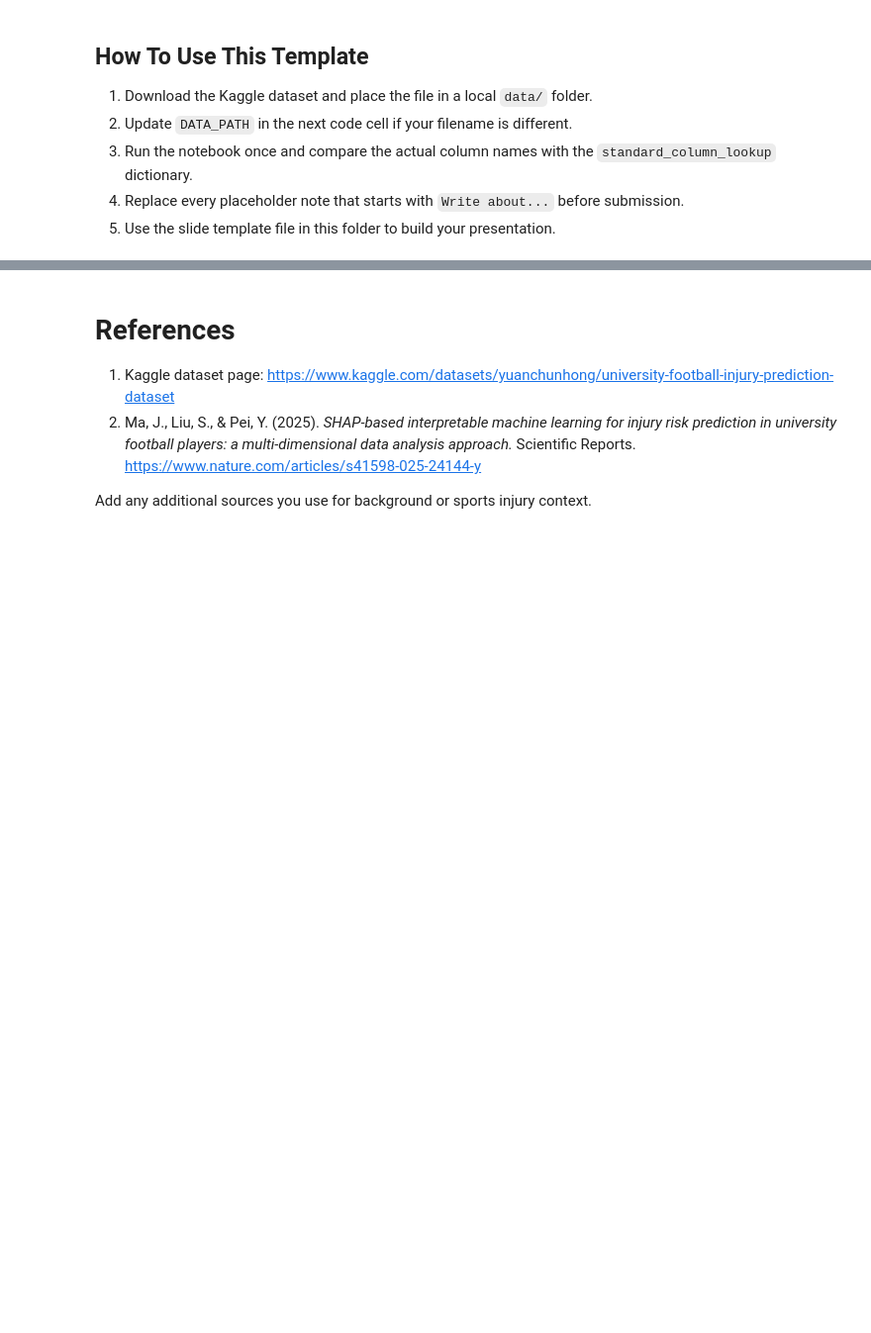
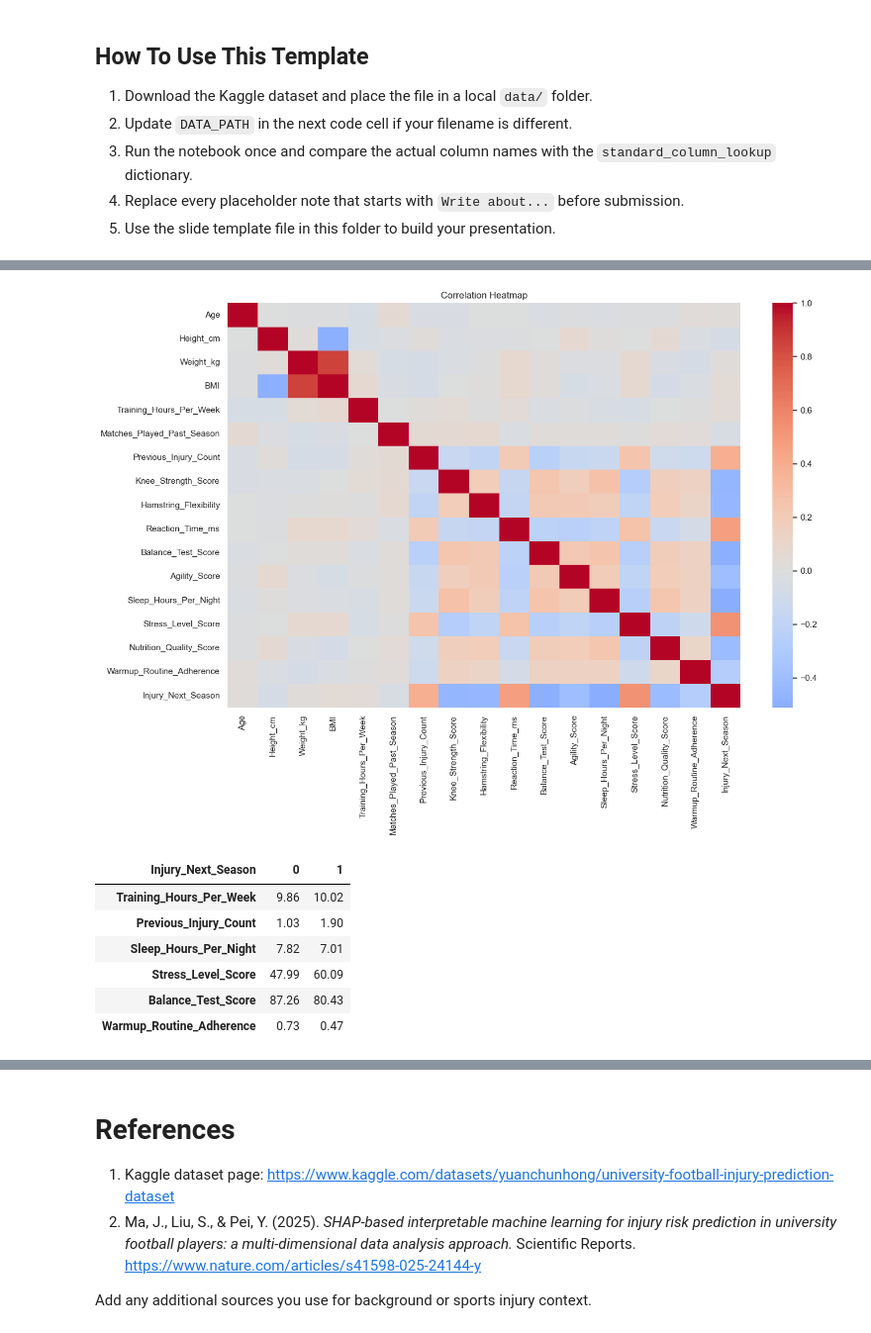
Before and after one commit to tarun-vignes/DSC101_Project2, a Jupyter notebook: Project2_Football_Injury_EDA_Template.ipynb, the cells around one changed output, grey strips where cells are left out. Shown at 99% size. Drawn from its saved outputs; the diff is of its cells as text; code cells hidden in the pictures; blank space fills up the shorter version.

Commit message:
Complete Project 2: Add comprehensive analysis, detailed comments, and presentation slides

```diff
--- a/Project2_Football_Injury_EDA_Template.ipynb
+++ b/Project2_Football_Injury_EDA_Template.ipynb
@@ -426,0 +661,74 @@ This project explored the relationship between training habits, physical fitness
+# %%
+# Visualize correlations and group means to identify the strongest injury-related patterns.
+
+# Step 1: Prepare columns for correlation analysis
+# Start with all numeric analysis columns
+correlation_columns = analysis_numeric_columns.copy()
+
+# Add the numeric position code if available (for correlation with categorical position)
+if "Playing_Position_Code" in df_model.columns:
+    correlation_columns.append("Playing_Position_Code")
+
+# Add the target variable (injury outcome) for correlation analysis
+if "Injury_Next_Season" in df_model.columns:
+    correlation_columns.append("Injury_Next_Season")
+
+# Step 2: Calculate correlation matrix
+# Correlation measures linear relationships between variables (-1 to +1)
+# -1 = perfect negative correlation, 0 = no correlation, +1 = perfect positive correlation
+correlation_matrix = df_model[correlation_columns].corr(numeric_only=True)
+
+# Step 3: Create correlation heatmap
+plt.figure(figsize=(14, 10))  # Large figure to accommodate all variables
+# Heatmap uses color to represent correlation strength
+sns.heatmap(
+    correlation_matrix,
+    cmap="coolwarm",  # Blue for negative, red for positive correlations
+    center=0,  # Center the colormap at 0 (white = no correlation)
+    annot=False,  # Set to True to show correlation values in cells
+    fmt=".2f"  # Format numbers to 2 decimal places
+)
+plt.title("Correlation Heatmap")
+plt.tight_layout()
+plt.show()
+
+# The heatmap helps identify:
+# - Which variables are strongly correlated with injury outcome
+# - Which variables are correlated with each other (multicollinearity)
+# - Potential confounding relationships
+
+# Step 4: Calculate group means for key variables
+# Compare average values between injured and non-injured players
+group_mean_columns = [
+    column for column in [
+        "Training_Hours_Per_Week",
+        "Previous_Injury_Count",
+        "Sleep_Hours_Per_Night",
+        "Stress_Level_Score",
+        "Balance_Test_Score",
+        "Warmup_Routine_Adherence"
+    ] if column in df_model.columns
+]
+
+# Calculate mean values for each injury group
+if "Injury_Next_Season" in df_model.columns:
+    # Group by injury outcome and calculate mean for selected columns
+    group_means = df_model.groupby("Injury_Next_Season")[group_mean_columns].mean()
+    # Transpose so variables are rows and injury outcomes are columns
+    group_means = group_means.T
+
+    print("\nMean Values by Injury Outcome:")
+    print("Column 0 = Non-Injured Players, Column 1 = Injured Players")
+    display(group_means)
+
+    # This table allows direct comparison of average values
+    # Large differences suggest variables that distinguish injured from non-injured players
+# %% [output]
+[figure, added]
+| Injury_Next_Season | 0 | 1 |
+| Training_Hours_Per_Week | 9.86 | 10.02 |
+| Previous_Injury_Count | 1.03 | 1.90 |
+| Sleep_Hours_Per_Night | 7.82 | 7.01 |
+| Stress_Level_Score | 47.99 | 60.09 |
+| Balance_Test_Score | 87.26 | 80.43 |
+| Warmup_Routine_Adherence | 0.73 | 0.47 |
```
Also changed, not shown: parts of 36 cells of this notebook, 1 other file.
